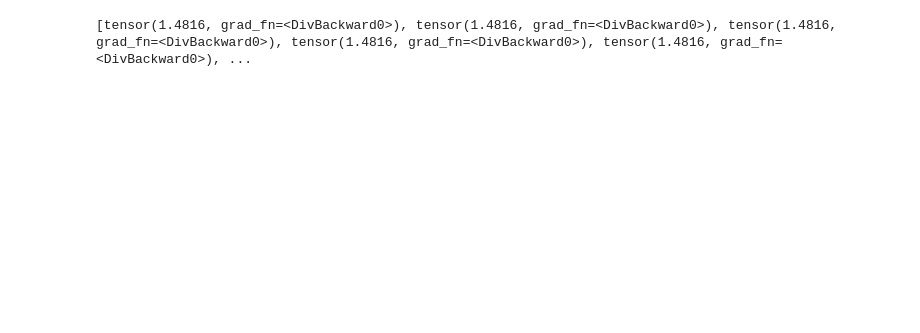
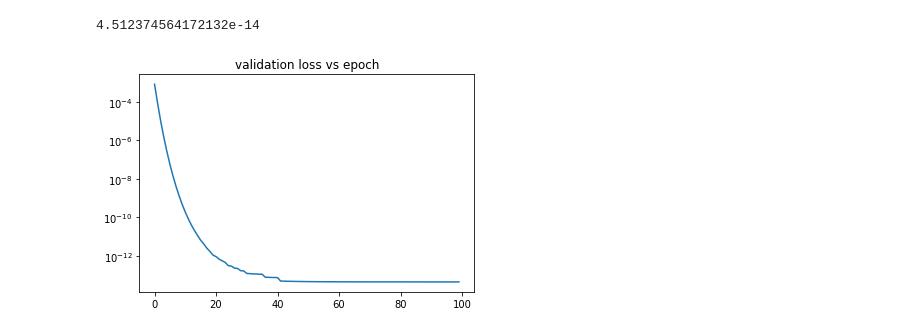
Before and after one commit to bhershdu/nlp_legislation_prediction, a Jupyter notebook: training/training.ipynb, the cells around one changed output. Drawn from its saved outputs; the diff is of its cells as text; code cells hidden in the pictures; blank space fills up the shorter version.

Commit message:
single item training. to see if the model can overfit 1 item

```diff
--- a/training/training.ipynb
+++ b/training/training.ipynb
@@ -62,9 +62,6 @@ import torchvision
 import torchvision.transforms as transforms
 import fnmatch
 import numpy as np
-# %%
-loss_fn = torch.nn.MSELoss()
-optimizer = torch.optim.RMSprop(title_model.parameters(), lr=0.01, momentum=0.9)
 # %%
 train_files = []
 test_files = []
@@ -139,13 +136,10 @@ def train_one_epoch(epoch_idx, model, summary_writer):
         input_tensor = inputs.view(1,-1)
         outputs = model(input_tensor)
         loss = loss_fn(outputs, label)
-        print(type(loss))
+        last_loss = loss.item()
         optimizer.zero_grad()
         loss.backward()
         optimizer.step()
-        running_loss += loss.item()
-        print(type(running_loss))
-        last_loss = running_loss
         summary_idx = i * len(train_loader) + i + 1
         summary_writer.add_scalar("loss/train", last_loss, summary_idx)
     return last_loss
@@ -156,22 +152,27 @@ import datetime
 from torch.utils.tensorboard import SummaryWriter
 start_time = datetime.datetime.now().strftime("%Y%m%d_%H%M%S")
 writer = SummaryWriter('runs/fashion_trainer_{}'.format(start_time))
-EPOCHS = 10
+EPOCHS = 100
 epoch_num = 0
-losses = []
+val_losses = []
+train_losses = []
 for epoch in range(EPOCHS):
     print("turn on training")
     title_model.train(True)
     print("running one epoch")
     last_epoch_loss = train_one_epoch(epoch_num,title_model, writer)
+    train_losses.append(last_epoch_loss)
     print("turn off training")
     print(f'epoch loss {last_epoch_loss}')
 
     # title_model.train(False)
 
     running_validation_loss = 0.0
+    print("applying model.eval()")
+    title_model.eval()
     with (torch.no_grad()):
-        for i, vdata in enumerate(test_loader):
+        for i, vdata in enumerate(train_loader):
+            print(f"validation {i}")
             vinputs, vlabel = vdata
             print(f"label : {vlabel}")
             voutputs = title_model(vinputs)
@@ -180,7 +181,7 @@ for epoch in range(EPOCHS):
             running_validation_loss += vloss
 
     avg_vloss = running_validation_loss / len(test_loader)
-    losses.append(avg_vloss)
+    val_losses.append(avg_vloss)
     print('LOSS train {} valid {}'.format(last_epoch_loss, avg_vloss))
 #    writer.add_scalars("Training vs Valiation loss",{"training": last_epoch_loss, "validation": avg_vloss}, epoch_num+1)
 #    writer.flush()
@@ -223,4 +224,5 @@ LOSS train 0.1541554182767868 valid 0.22315868735313416
-# %%
-print(losses)
-# %% [output]
-[tensor(1.4816, grad_fn=<DivBackward0>), tensor(1.4816, grad_fn=<DivBackward0>), tensor(1.4816, grad_fn=<DivBackward0>), tensor(1.4816, grad_fn=<DivBackward0>), tensor(1.4816, grad_fn=<DivBackward0>), ...
+# %%
+val_loss_values = list(map(lambda x : x.item(), val_losses))
+train_losses[-1]
+# %% [output]
+4.512374564172132e-14
@@ -226,0 +231,7 @@ print(losses)
+# %%
+plt.plot(range(100), val_losses)
+plt.yscale('log')
+plt.title("validation loss vs epoch")
+plt.show()
+# %% [output]
+[figure, added]
```
Also changed, not shown: parts of 8 cells of this notebook.
